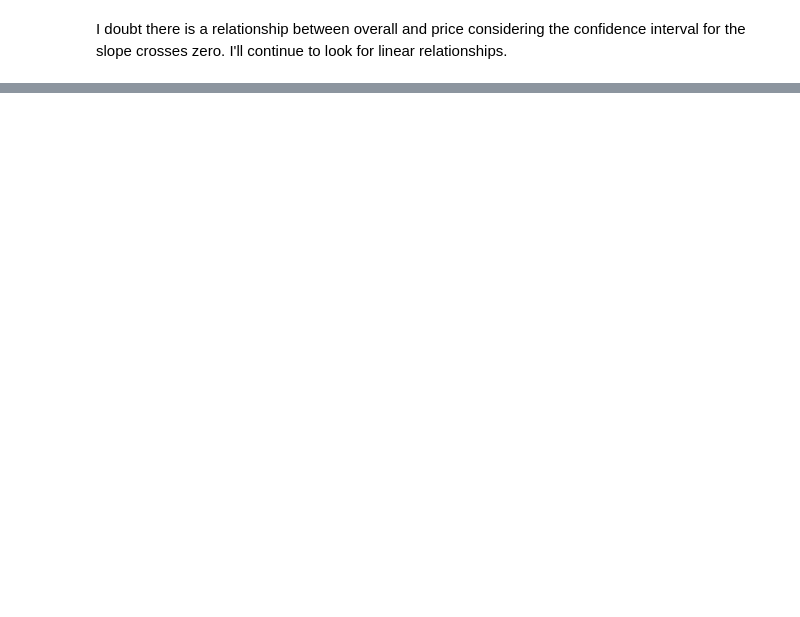
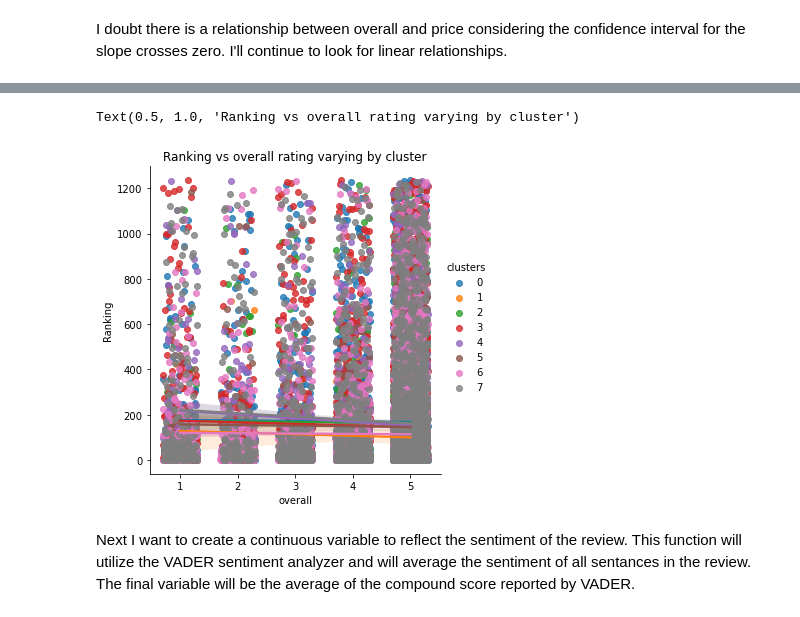
Before and after one commit to michaeltrent/Code_Samples, a Jupyter notebook: Amazon_Product_Review_EDA.ipynb, the cells around one changed output, grey strips where cells are left out. Cells and saved outputs as stored; diff of their text form; code cells hidden in the pictures; blank space fills up the shorter version.

```diff
--- a/Amazon_Product_Review_EDA.ipynb
+++ b/Amazon_Product_Review_EDA.ipynb
@@ -318,0 +348,10 @@ sns.regplot(x = 'ratingPrice', y = 'Ranking', data = rev)
+# %%
+sns.lmplot(x = 'overall', y = 'Ranking', hue = 'clusters', data = df, x_jitter = 0.3)
+plt.title('Ranking vs overall rating varying by cluster')
+# %% [output]
+Text(0.5, 1.0, 'Ranking vs overall rating varying by cluster')
+[figure, added]
+# %% [markdown]
+Next I want to create a continuous variable to reflect the sentiment of the review.
+This function will utilize the VADER sentiment analyzer and will average the sentiment of all sentances
+in the review. The final variable will be the average of the compound score reported by VADER.
```
Also changed, not shown: parts of 27 cells of this notebook.
